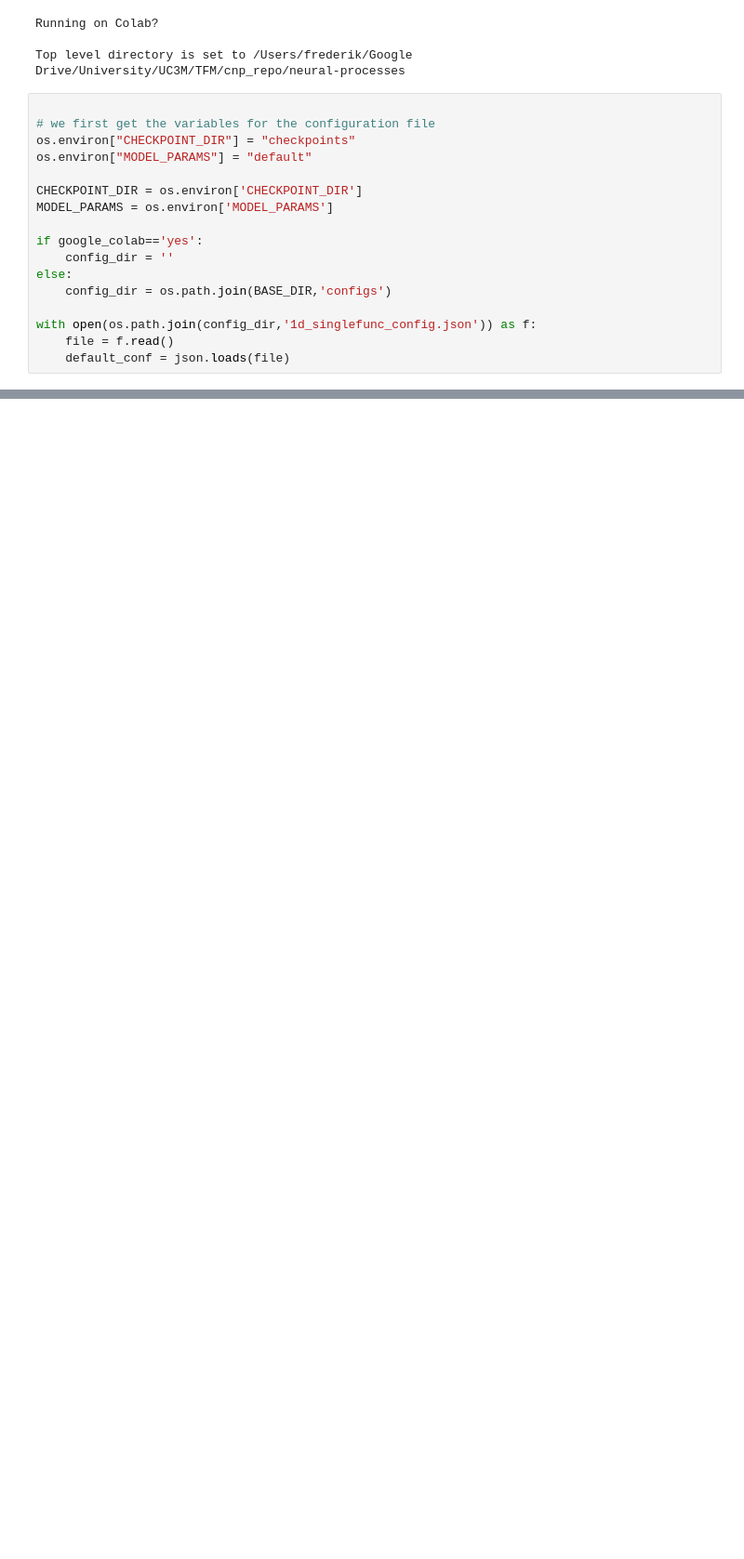
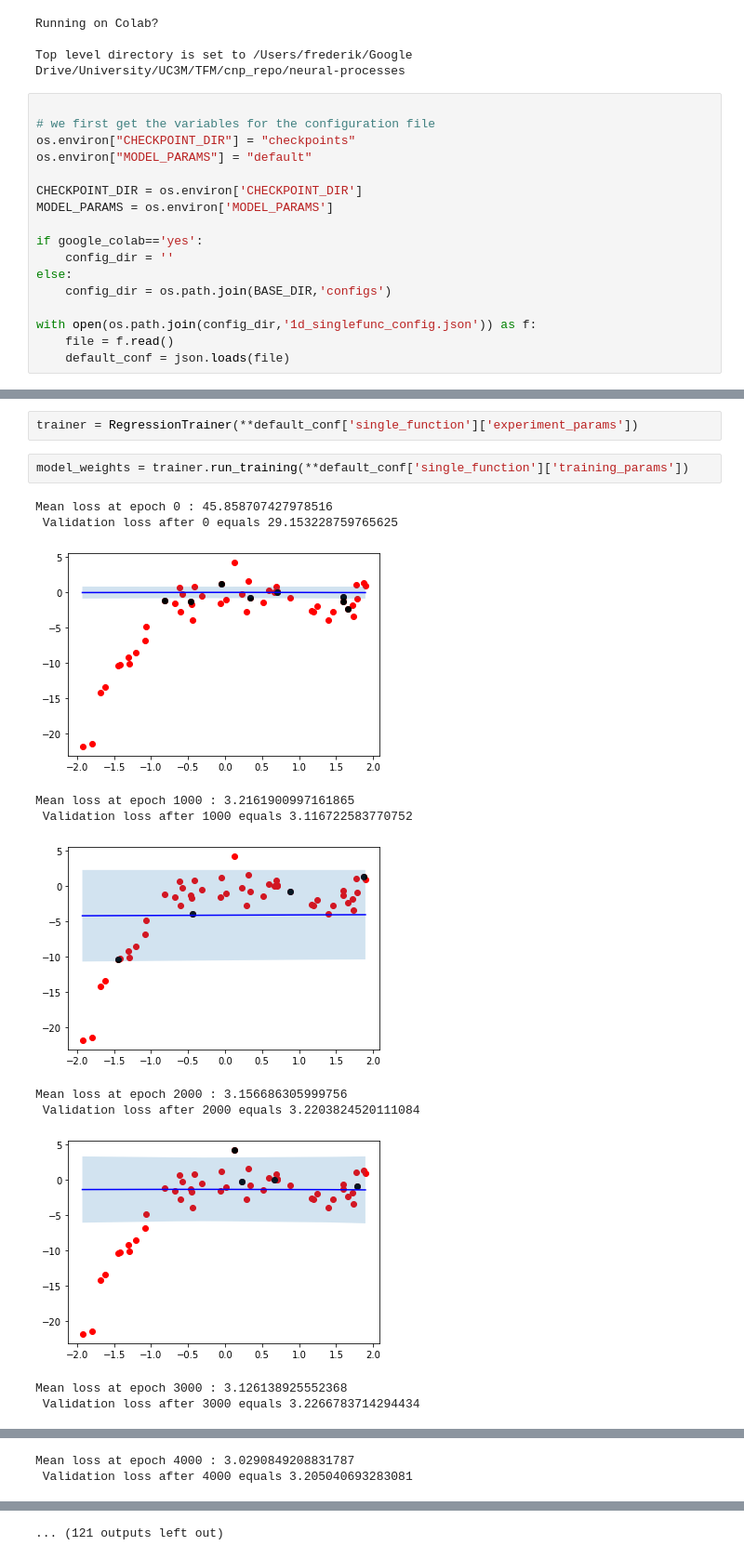
Before and after one commit to fredchettouh/neural-processes, a Jupyter notebook: experiments/1d_single_function.ipynb, the cells around one changed output, grey strips where cells are left out. Shown at 93% size. Drawn from its saved outputs; the diff is of its cells as text; blank space fills up the shorter version.

```diff
--- a/experiments/1d_single_function.ipynb
+++ b/experiments/1d_single_function.ipynb
@@ -137,0 +131,16 @@ Mean loss at epoch 500 : 2.562314987182617
+# %%
+trainer = RegressionTrainer(**default_conf['single_function']['experiment_params'])
+# %%
+model_weights = trainer.run_training(**default_conf['single_function']['training_params'])
+# %% [output]
+Mean loss at epoch 0 : 45.858707427978516
+ Validation loss after 0 equals 29.153228759765625
+[figure, added]
+Mean loss at epoch 1000 : 3.2161900997161865
+ Validation loss after 1000 equals 3.116722583770752
+[figure, added]
+Mean loss at epoch 2000 : 3.156686305999756
+ Validation loss after 2000 equals 3.2203824520111084
+[figure, added]
+Mean loss at epoch 3000 : 3.126138925552368
+ Validation loss after 3000 equals 3.2266783714294434
@@ -137,0 +148,2 @@ Mean loss at epoch 500 : 2.562314987182617
+Mean loss at epoch 4000 : 3.0290849208831787
+ Validation loss after 4000 equals 3.205040693283081
@@ -137,0 +154 @@ Mean loss at epoch 500 : 2.562314987182617
+... (121 outputs left out)
```
Also changed, not shown: parts of 18 cells of this notebook, 8 other files.
